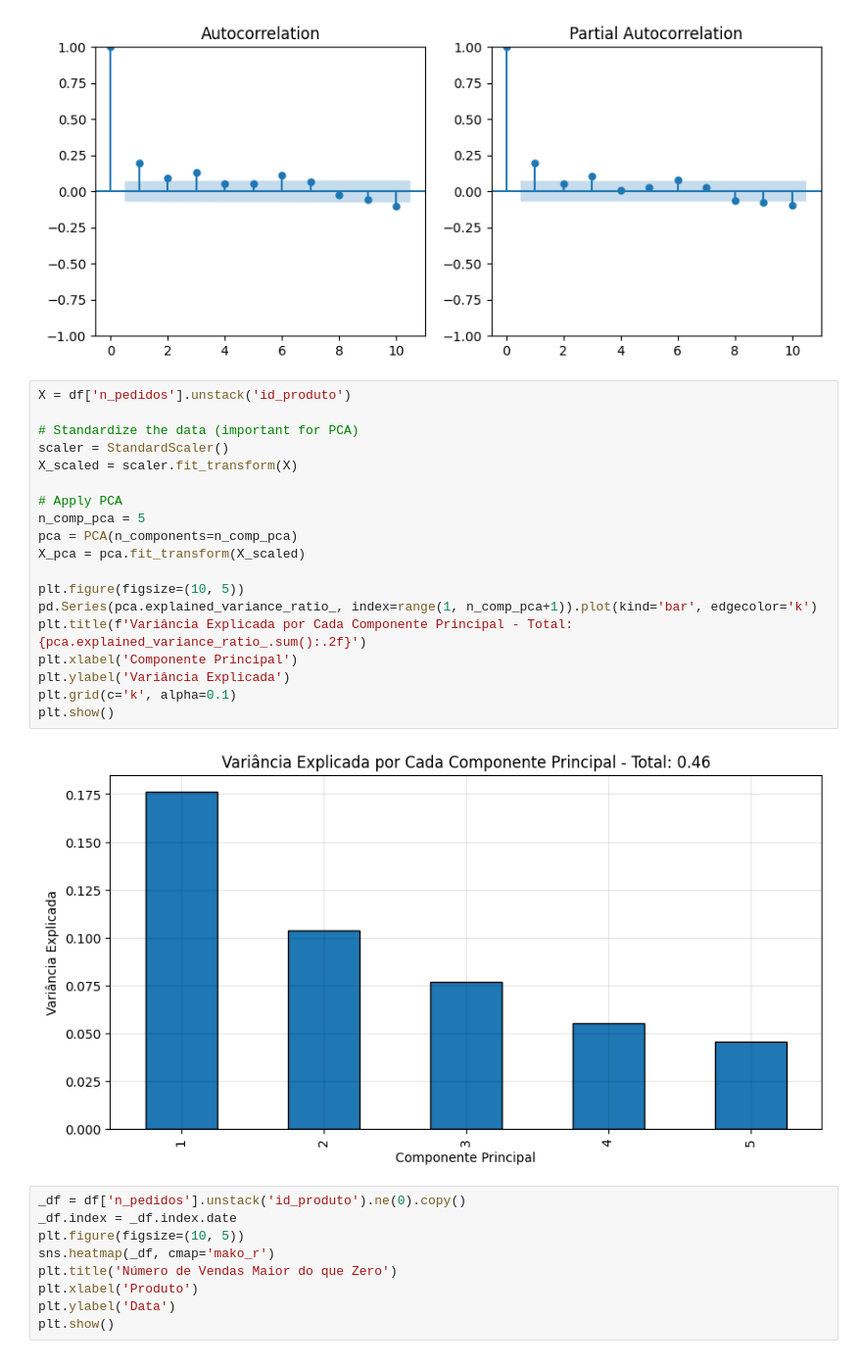
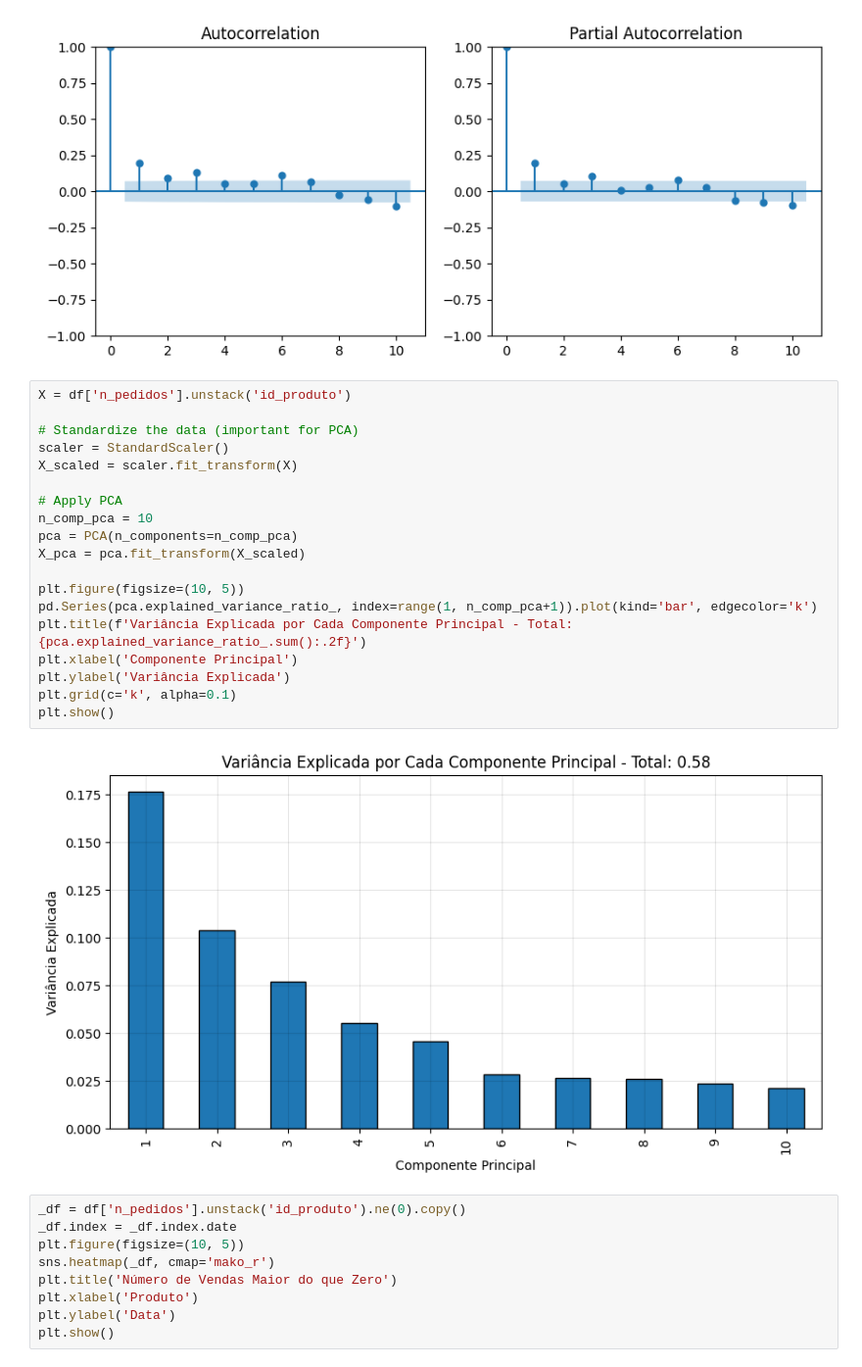
Before and after one commit to iagodantasf/a3_desafio_2, a Jupyter notebook: notebooks/eda.ipynb, the cells around one changed output. Shown at 98% size. Cells and saved outputs as stored; diff of their text form.

```diff
--- a/notebooks/eda.ipynb
+++ b/notebooks/eda.ipynb
@@ -307,24 +307,24 @@ plt.show()
 # %%
 X = df['n_pedidos'].unstack('id_produto')
 
 # Standardize the data (important for PCA)
 scaler = StandardScaler()
 X_scaled = scaler.fit_transform(X)
 
 # Apply PCA
-n_comp_pca = 5
+n_comp_pca = 10
 pca = PCA(n_components=n_comp_pca)
 X_pca = pca.fit_transform(X_scaled)
 
 plt.figure(figsize=(10, 5))
 pd.Series(pca.explained_variance_ratio_, index=range(1, n_comp_pca+1)).plot(kind='bar', edgecolor='k')
 plt.title(f'Variância Explicada por Cada Componente Principal - Total: {pca.explained_variance_ratio_.sum():.2f}')
 plt.xlabel('Componente Principal')
 plt.ylabel('Variância Explicada')
 plt.grid(c='k', alpha=0.1)
 plt.show()
 # %% [output]
-[figure, old version]
+[figure, new version]
 # %%
 _df = df['n_pedidos'].unstack('id_produto').ne(0).copy()
 _df.index = _df.index.date
```
Also changed, not shown: parts of 1 cell of this notebook.
